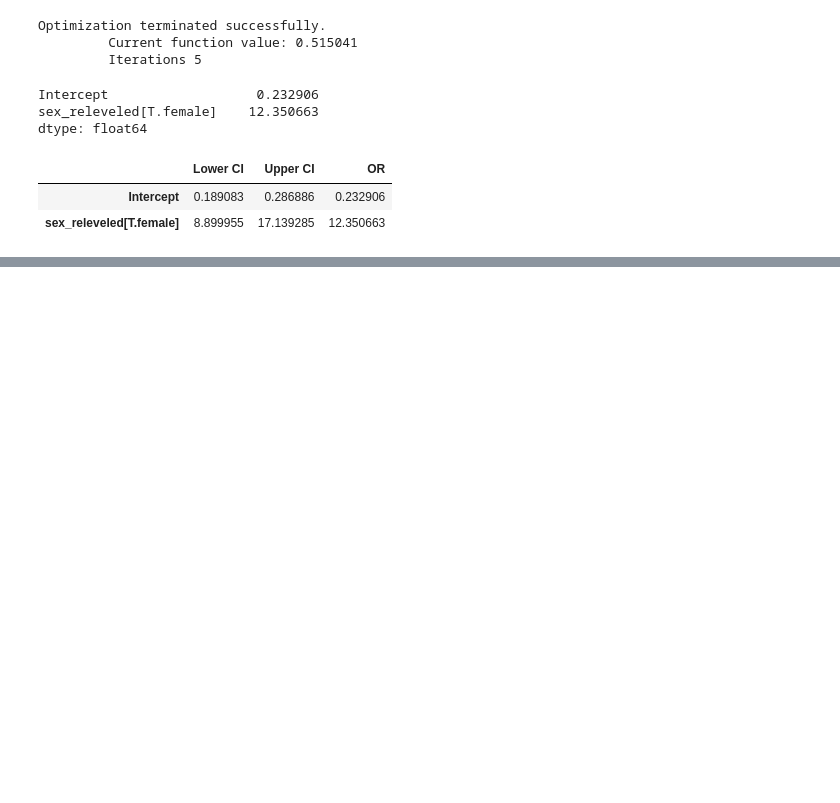
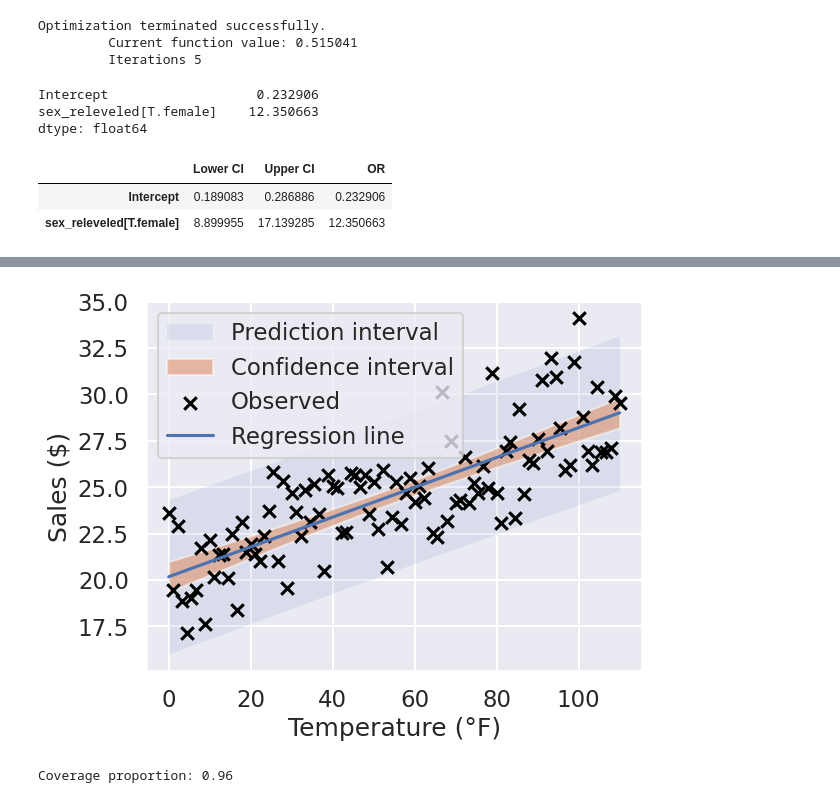
Before and after one commit to shionguha/inf2178-expdesignfordatascience-w23, a Jupyter notebook: notebooks/logisticregression.ipynb, the cells around one changed output, grey strips where cells are left out. Saved outputs shown, nothing was run; the diff lists cells and outputs as text; code cells hidden in the pictures; blank space fills up the shorter version.

```diff
--- a/notebooks/logisticregression.ipynb
+++ b/notebooks/logisticregression.ipynb
@@ -274,0 +538,17 @@ fare                           0.0106      0.003      3.957      0.000       0.0
+# %%
+plt.fill_between(df['temperature'], predictions['obs_ci_lower'], predictions['obs_ci_upper'], alpha=.1, label='Prediction interval')
+plt.fill_between(df['temperature'], predictions['mean_ci_lower'], predictions['mean_ci_upper'], alpha=.5, label='Confidence interval')
+plt.scatter(df['temperature'], df['sales'], label='Observed', marker='x', color='black')
+plt.plot(df['temperature'], predictions['mean'], label='Regression line')
+plt.xlabel('Temperature (°F)')
+plt.ylabel('Sales ($)')
+plt.legend()
+plt.show()
+# %% [output]
+[figure, added]
+# %%
+pi_covers_observed = (predictions['obs_ci_upper'] > df['sales']) & (predictions['obs_ci_lower'] < df['sales'])
+
+print('Coverage proportion: {0}'.format(np.mean(pi_covers_observed)))
+# %% [output]
+Coverage proportion: 0.96
```
Also changed, not shown: parts of 14 cells of this notebook, 1 other file.
